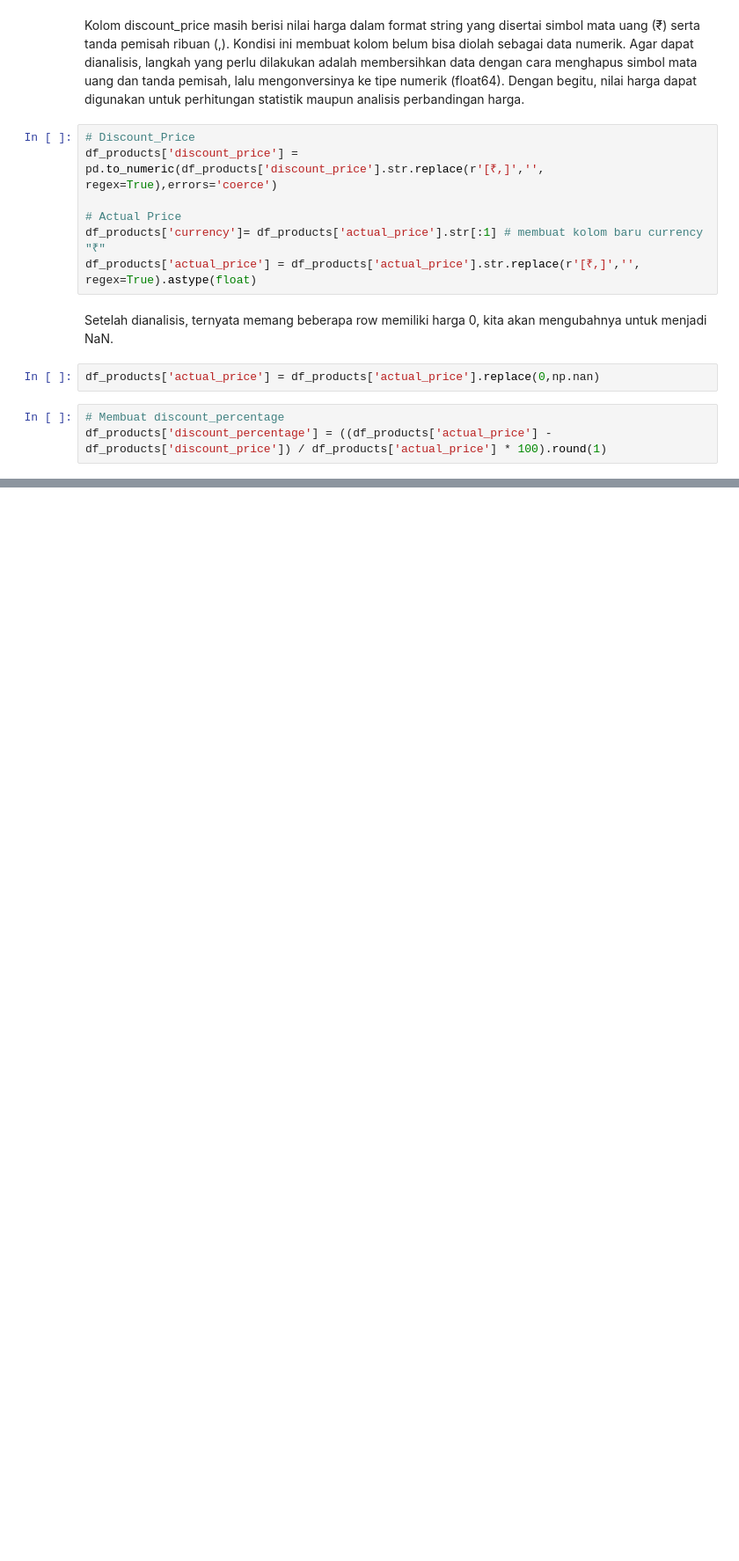
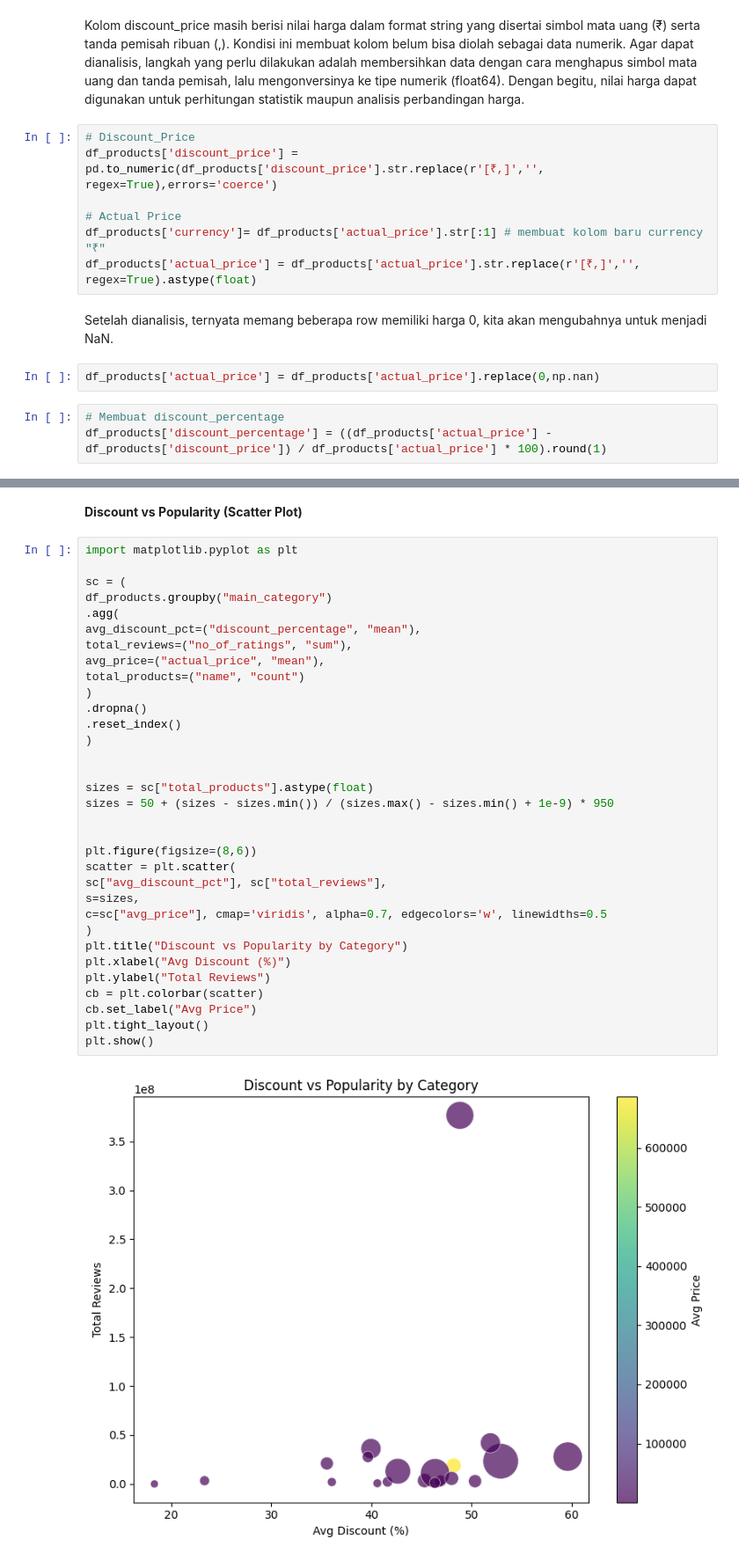
Before and after one commit to alfianfebiyanto/Product-Data-ETL-Pipeline, a Jupyter notebook: product_EDA.ipynb, the cells around one changed output, grey strips where cells are left out. Shown at 88% size. Cells and saved outputs as stored; diff of their text form; blank space fills up the shorter version.

Commit message:
EDA Data Product

```diff
--- a/product_EDA.ipynb
+++ b/product_EDA.ipynb
@@ -161,0 +370,37 @@ df_products.head()
+# %% [markdown]
+**Discount vs Popularity (Scatter Plot)**
+# %%
+import matplotlib.pyplot as plt
+
+sc = (
+df_products.groupby("main_category")
+.agg(
+avg_discount_pct=("discount_percentage", "mean"),
+total_reviews=("no_of_ratings", "sum"),
+avg_price=("actual_price", "mean"),
+total_products=("name", "count")
+)
+.dropna()
+.reset_index()
+)
+
+
+sizes = sc["total_products"].astype(float)
+sizes = 50 + (sizes - sizes.min()) / (sizes.max() - sizes.min() + 1e-9) * 950
+
+
+plt.figure(figsize=(8,6))
+scatter = plt.scatter(
+sc["avg_discount_pct"], sc["total_reviews"],
+s=sizes,
+c=sc["avg_price"], cmap='viridis', alpha=0.7, edgecolors='w', linewidths=0.5
+)
+plt.title("Discount vs Popularity by Category")
+plt.xlabel("Avg Discount (%)")
+plt.ylabel("Total Reviews")
+cb = plt.colorbar(scatter)
+cb.set_label("Avg Price")
+plt.tight_layout()
+plt.show()
+# %% [output]
+[figure, added]
```
Also changed, not shown: parts of 24 cells of this notebook, 1 other file.
